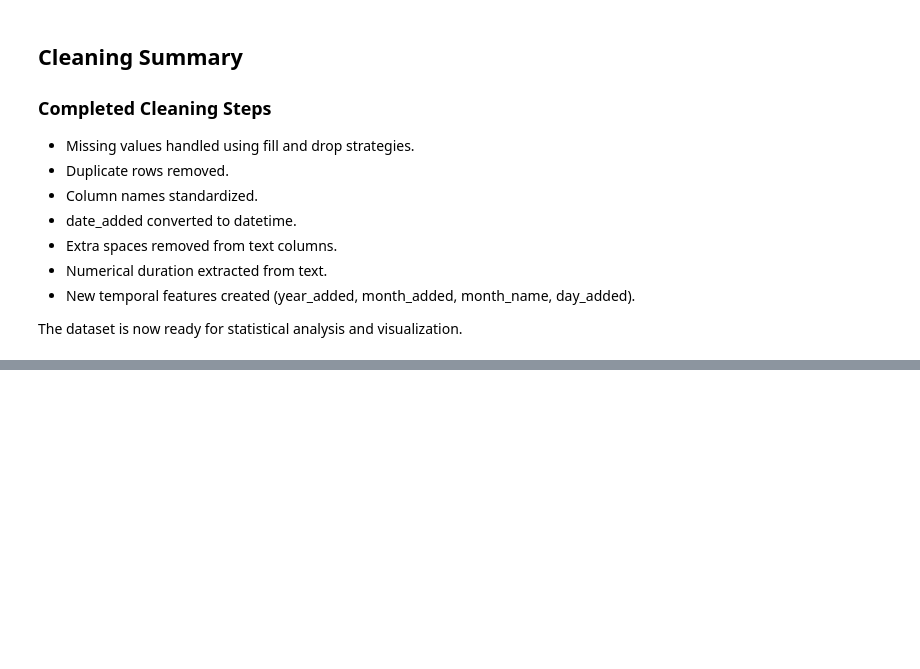
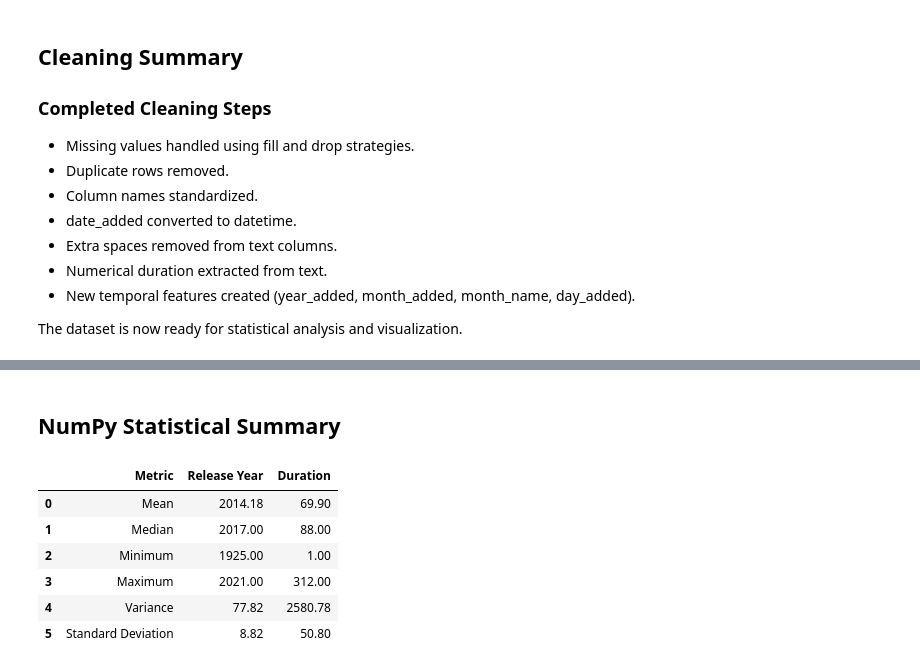
Before and after one commit to Altamash8055/Netflix-EDA-NumPy-Pandas, a Jupyter notebook: notebooks/Netflix_EDA_NumPy_Pandas.ipynb, the cells around one changed output, grey strips where cells are left out. Drawn from its saved outputs; the diff is of its cells as text; code cells hidden in the pictures; blank space fills up the shorter version.

```diff
--- a/notebooks/Netflix_EDA_NumPy_Pandas.ipynb
+++ b/notebooks/Netflix_EDA_NumPy_Pandas.ipynb
@@ -605,0 +766,39 @@ The dataset is now ready for statistical analysis and visualization.
+# %% [markdown]
+## NumPy Statistical Summary
+# %%
+statistics_summary = pd.DataFrame({
+    "Metric": [
+        "Mean",
+        "Median",
+        "Minimum",
+        "Maximum",
+        "Variance",
+        "Standard Deviation"
+    ],
+    "Release Year": [
+        np.mean(release_year_array),
+        np.median(release_year_array),
+        np.min(release_year_array),
+        np.max(release_year_array),
+        np.var(release_year_array),
+        np.std(release_year_array)
+    ],
+    "Duration": [
+        np.mean(duration_array),
+        np.median(duration_array),
+        np.min(duration_array),
+        np.max(duration_array),
+        np.var(duration_array),
+        np.std(duration_array)
+    ]
+})
+
+statistics_summary.round(2)
+# %% [output]
+|  | Metric | Release Year | Duration |
+| 0 | Mean | 2014.18 | 69.90 |
+| 1 | Median | 2017.00 | 88.00 |
+| 2 | Minimum | 1925.00 | 1.00 |
+| 3 | Maximum | 2021.00 | 312.00 |
+| 4 | Variance | 77.82 | 2580.78 |
+| 5 | Standard Deviation | 8.82 | 50.80 |
```
Also changed, not shown: parts of 32 cells of this notebook.
